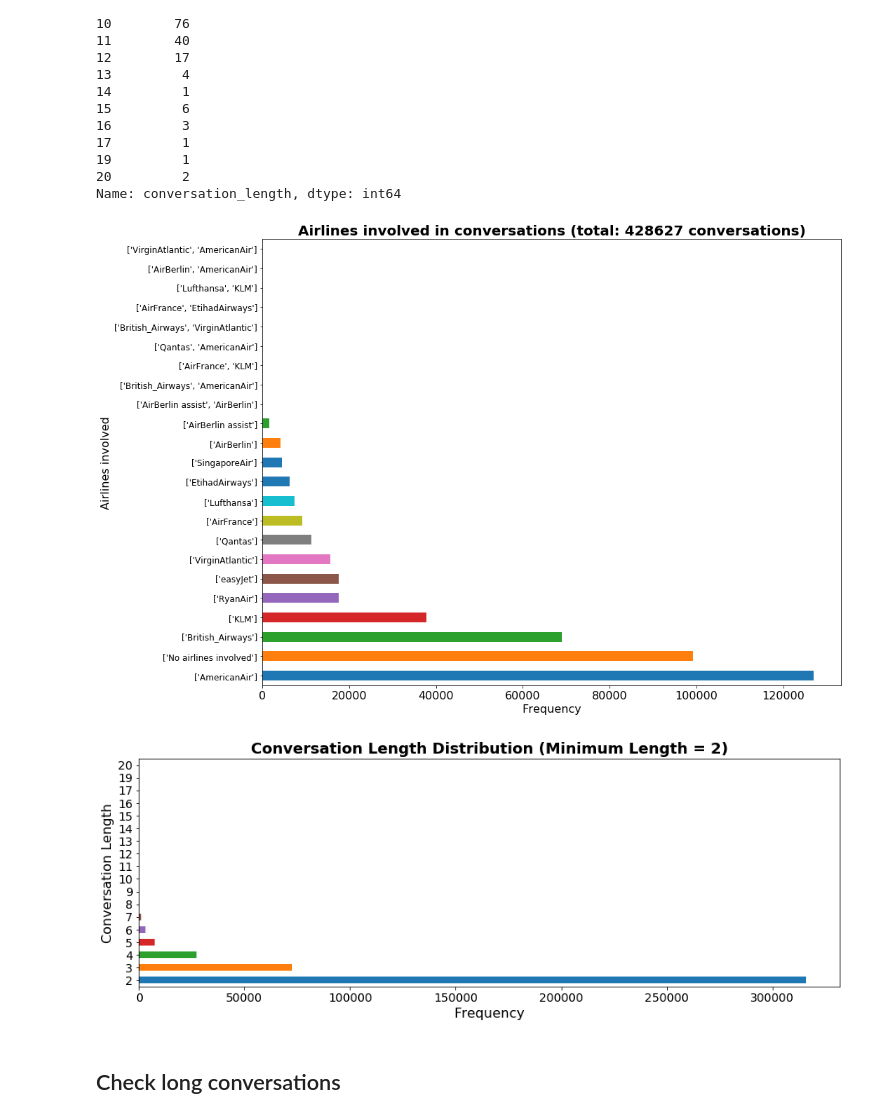
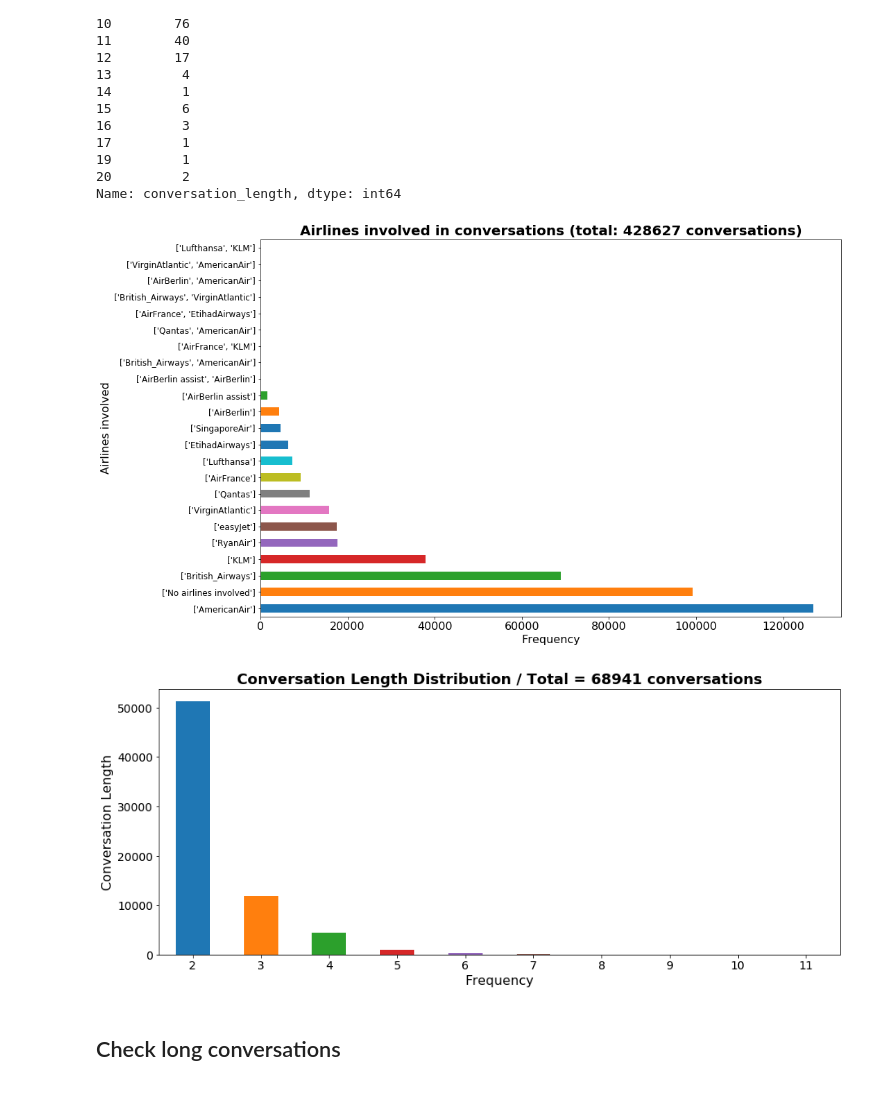
Before and after one commit to dharmsen/DBLDataChallenge, a Jupyter notebook: Conversation_EDA.ipynb, the cells around one changed output. Drawn from its saved outputs; the diff is of its cells as text; code cells hidden in the pictures.

```diff
--- a/Conversation_EDA.ipynb
+++ b/Conversation_EDA.ipynb
@@ -9,15 +11,15 @@ plt.tight_layout()
 # %%
 # Load in datasets
 # Conversation information
-df = pd.read_csv('wrangled_full_db_conversations_final.csv')
+df = pd.read_csv('ALL_CONVERSATIONS_WRANGLED.csv')
 print('Conversation information:')
 display(df.head())
 
 # Database
-conn = sqlite3.connect('full_conversation_database.db')
-conv_df = pd.read_sql('SELECT * FROM tweets', conn)
-print('Conversation database: ')
-display(conv_df.head())
+#conn = sqlite3.connect('full_conversation_database.db')
+#conv_df = pd.read_sql('SELECT * FROM tweets', conn)
+#print('Conversation database: ')
+#display(conv_df.head())
 # %% [output]
 Conversation information:
 |  | conversation_id | raw_tweets_info | conversation_length | tweet_ids | user_ids | airlines_involved |
@@ -66,17 +61,19 @@ plt.yticks(fontsize=12)
 plt.ylabel('Airlines involved', fontsize=16)
 plt.savefig('airline_involvement_in_conversations', dpi=300)
 # %% [output]
-[figure, old version]
+[figure, new version]
 # %%
-df['conversation_length'].value_counts().sort_index().plot(kind='barh', figsize=(15,5))
-plt.title('Conversation Length Distribution (Minimum Length = 2)', weight='bold', fontsize=18);
+klm_df = df[df['airlines_involved'] == "['British_Airways']"]
+
+klm_df['conversation_length'].value_counts().sort_index().plot(kind='bar', figsize=(15,6))
+plt.title(f'Conversation Length Distribution / Total = {len(klm_df)} conversations', weight='bold', fontsize=18);
 plt.xlabel('Frequency', fontsize=16)
 plt.ylabel('Conversation Length', fontsize=16)
-plt.xticks(fontsize=14)
+plt.xticks(fontsize=14, rotation=0)
 plt.yticks(fontsize=14)
-plt.savefig('conversation_length_distribution', dpi=300)
+plt.savefig('conversation_length_distribution_british_airways', dpi=300)
 # %% [output]
-[figure, old version]
+[figure, new version]
 # %% [markdown]
 ## Check long conversations
 # %%
```
Also changed, not shown: parts of 3 cells of this notebook, 3 other files.
